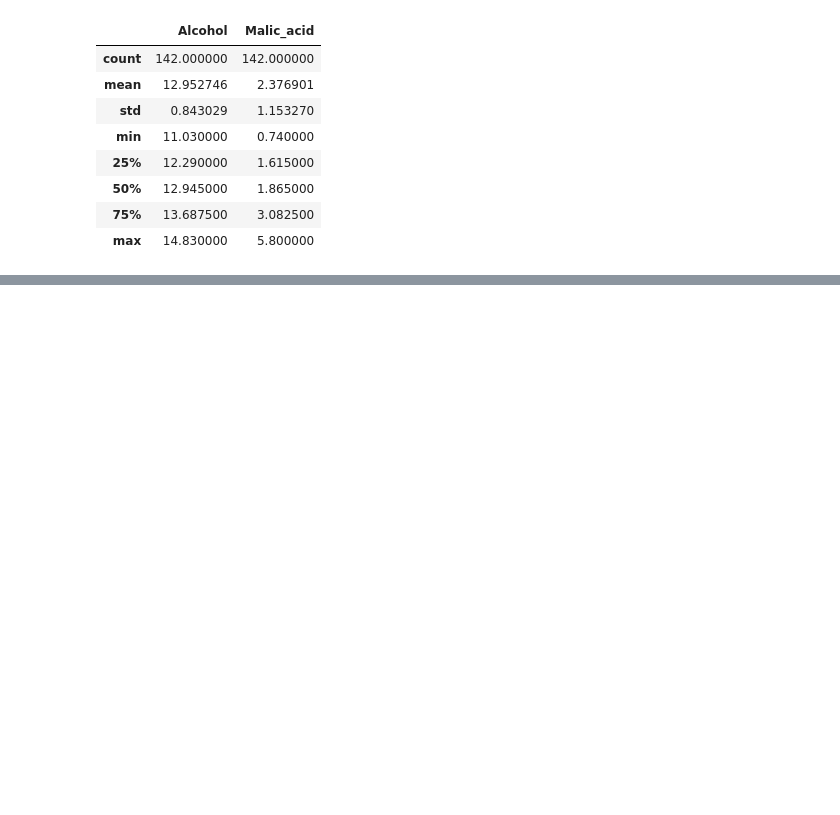
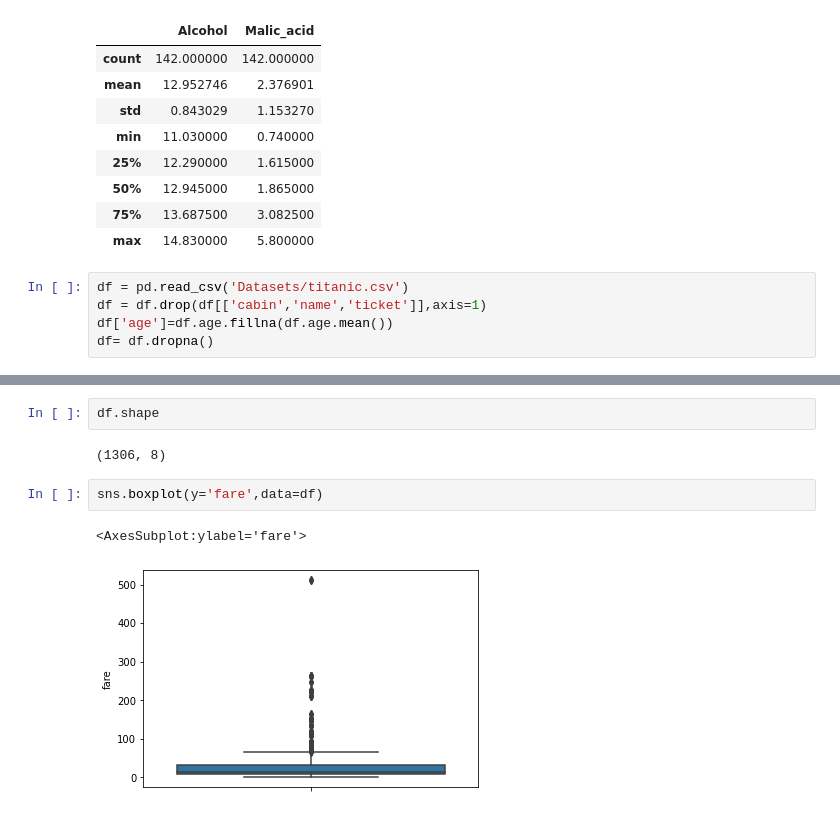
Before and after one commit to kajal-1402-yadav/Python-2, a Jupyter notebook: Python_T2/Untitled.ipynb, the cells around one changed output, grey strips where cells are left out. Drawn from its saved outputs; the diff is of its cells as text; blank space fills up the shorter version.

```diff
--- a/Python_T2/Untitled.ipynb
+++ b/Python_T2/Untitled.ipynb
@@ -284,3 +283,8 @@ x_train.describe()
 | 50% | 12.945000 | 1.865000 |
 | 75% | 13.687500 | 3.082500 |
 | max | 14.830000 | 5.800000 |
+# %%
+df = pd.read_csv('Datasets/titanic.csv')
+df = df.drop(df[['cabin','name','ticket']],axis=1)
+df['age']=df.age.fillna(df.age.mean())
+df= df.dropna()
@@ -286,0 +307,9 @@ x_train.describe()
+# %%
+df.shape
+# %% [output]
+(1306, 8)
+# %%
+sns.boxplot(y='fare',data=df)
+# %% [output]
+<AxesSubplot:ylabel='fare'>
+[figure, added]
```
Also changed, not shown: parts of 16 cells of this notebook, 3 other files.
